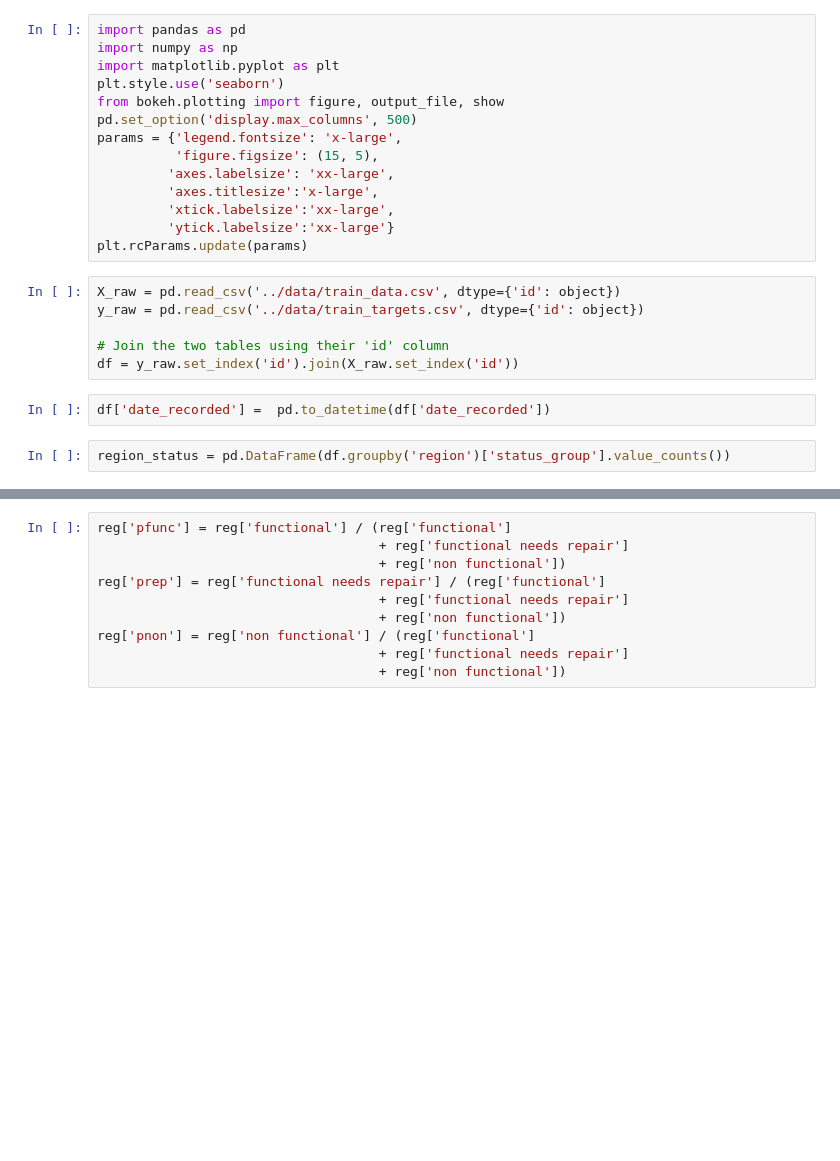
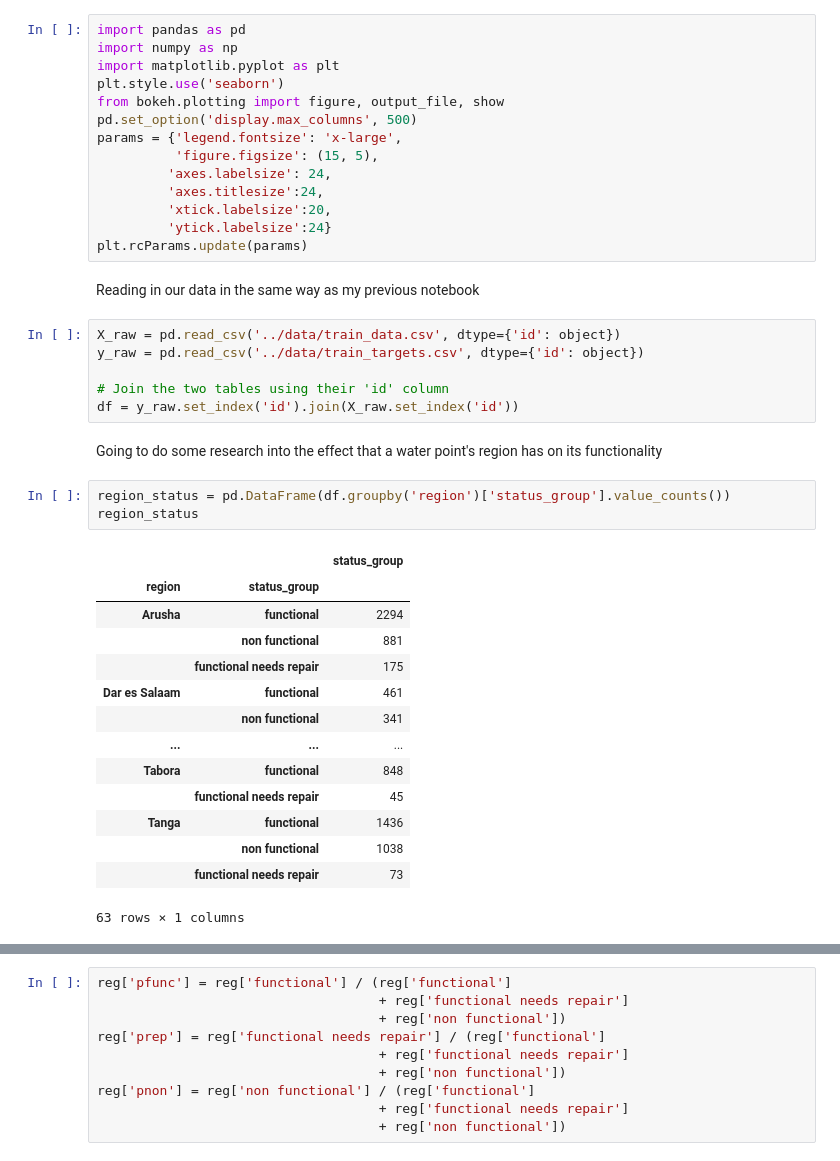
Before and after one commit to sydroth/tanzaniawellclassification, a Jupyter notebook: notebooks/02_jp_viz.ipynb, the cells around one changed output, grey strips where cells are left out. Drawn from its saved outputs; the diff is of its cells as text; blank space fills up the shorter version.

```diff
--- a/notebooks/02_jp_viz.ipynb
+++ b/notebooks/02_jp_viz.ipynb
@@ -7,18 +11,36 @@ from bokeh.plotting import figure, output_file, show
 pd.set_option('display.max_columns', 500)
 params = {'legend.fontsize': 'x-large',
           'figure.figsize': (15, 5),
-         'axes.labelsize': 'xx-large',
-         'axes.titlesize':'x-large',
-         'xtick.labelsize':'xx-large',
-         'ytick.labelsize':'xx-large'}
+         'axes.labelsize': 24,
+         'axes.titlesize':24,
+         'xtick.labelsize':20,
+         'ytick.labelsize':24}
 plt.rcParams.update(params)
+# %% [markdown]
+Reading in our data in the same way as my previous notebook
 # %%
 X_raw = pd.read_csv('../data/train_data.csv', dtype={'id': object})
 y_raw = pd.read_csv('../data/train_targets.csv', dtype={'id': object})
 
 # Join the two tables using their 'id' column
 df = y_raw.set_index('id').join(X_raw.set_index('id'))
-# %%
-df['date_recorded'] =  pd.to_datetime(df['date_recorded'])
+# %% [markdown]
+Going to do some research into the effect that a water point's region has on its functionality
 # %%
 region_status = pd.DataFrame(df.groupby('region')['status_group'].value_counts())
+region_status
+# %% [output]
+|  |  | status_group |
+| region | status_group |  |
+| Arusha | functional | 2294 |
+|  | non functional | 881 |
+|  | functional needs repair | 175 |
+| Dar es Salaam | functional | 461 |
+|  | non functional | 341 |
+| ... | ... | ... |
+| Tabora | functional | 848 |
+|  | functional needs repair | 45 |
+| Tanga | functional | 1436 |
+|  | non functional | 1038 |
+|  | functional needs repair | 73 |
+63 rows × 1 columns
```
Also changed, not shown: parts of 9 cells of this notebook, 1 other file.
